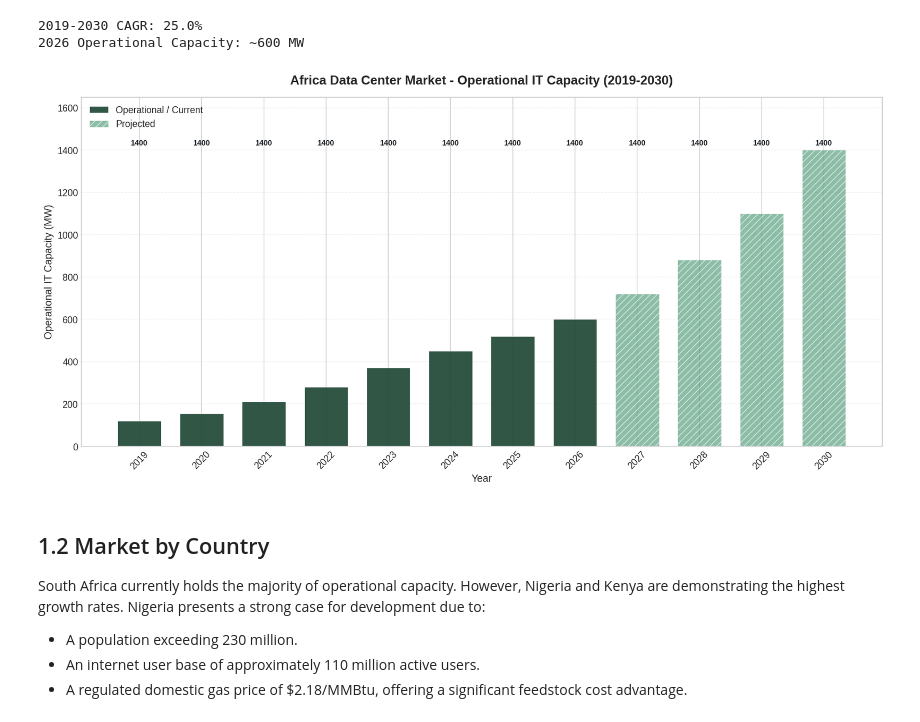
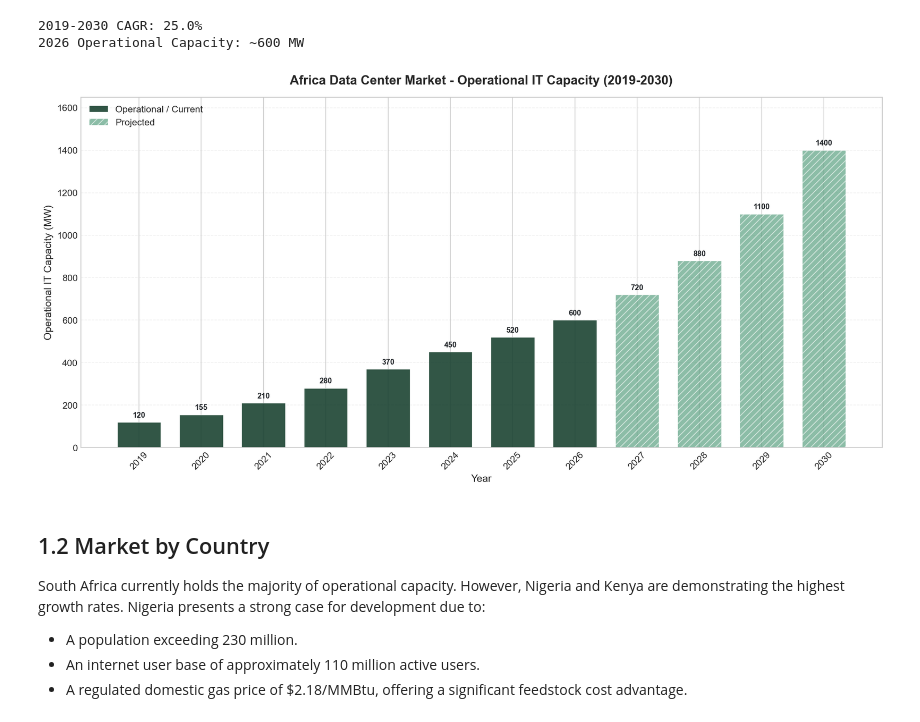
Before and after one commit to Husayn01/SPE-Africa-Energython-2026, a Jupyter notebook: notebooks/01_market_and_demand.ipynb, the cells around one changed output. Saved outputs shown, nothing was run; the diff lists cells and outputs as text; code cells hidden in the pictures.

Commit message:
Fix Notebook 01: resolve height/sans bug, clean plt.show(), remove stale files

```diff
--- a/notebooks/01_market_and_demand.ipynb
+++ b/notebooks/01_market_and_demand.ipynb
@@ -85,35 +99,35 @@ print(f"2026 Operational Capacity: ~600 MW")
 fig, ax = plt.subplots(figsize=(14, 7))
 
 actual = africa_dc_capacity[africa_dc_capacity['Type'].isin(['Actual', 'Current'])]
 projected = africa_dc_capacity[africa_dc_capacity['Type'] == 'Projected']
 
 bars_actual = ax.bar(actual['Year'], actual['Operational_MW'],
                      color=COLORS['primary'], alpha=0.9, width=0.7,
                      label='Operational / Current', edgecolor='white', linewidth=0.5)
 bars_projected = ax.bar(projected['Year'], projected['Operational_MW'],
                         color=COLORS['accent'], alpha=0.6, width=0.7,
                         label='Projected', edgecolor='white', linewidth=0.5,
                         hatch='///')
 
 for bar in list(bars_actual) + list(bars_projected):
-    sans = bar.get_height()
+    height = bar.get_height()
     ax.text(bar.get_x() + bar.get_width()/2., height + 15, f'{int(height)}',
             ha='center', va='bottom', fontsize=9, fontweight='bold', color=COLORS['text'])
 
 ax.set_xlabel('Year', fontsize=12)
 ax.set_ylabel('Operational IT Capacity (MW)', fontsize=12)
 ax.set_title('Africa Data Center Market - Operational IT Capacity (2019-2030)', fontsize=15, fontweight='bold', pad=15)
 ax.set_xticks(africa_dc_capacity['Year'])
 ax.set_xticklabels([str(int(y)) for y in africa_dc_capacity['Year']], rotation=45)
 ax.legend(loc='upper left', fontsize=11, framealpha=0.9)
 ax.set_ylim(0, 1650)
 ax.grid(axis='y', alpha=0.3, linestyle='--')
 
 plt.tight_layout()
 plt.savefig('../outputs/figures/01_africa_dc_capacity_growth.png', dpi=300)
 plt.show()
 # %% [output]
-[figure, old version]
+[figure, new version]
 # %% [markdown]
 ## 1.2 Market by Country
 
```
Also changed, not shown: parts of 2 cells of this notebook, 8 other files.
